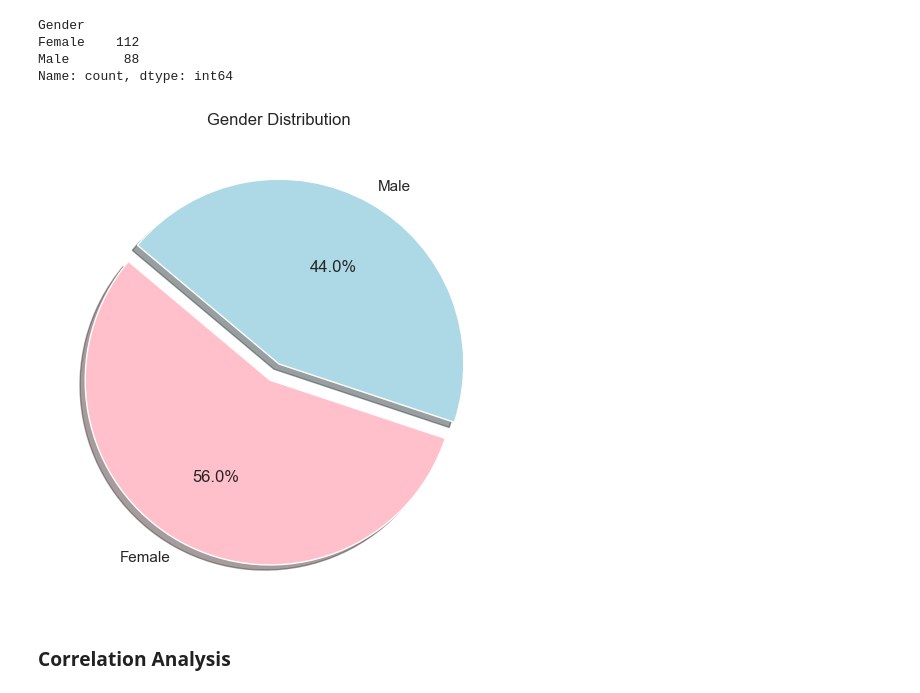
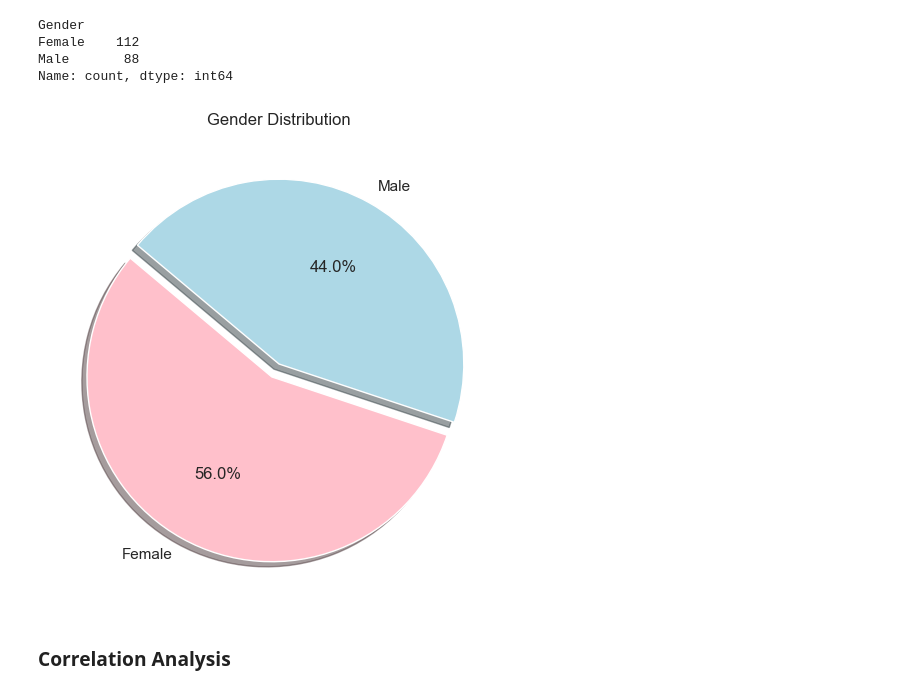
Before and after one commit to Sainigurnoor511/Delta-School-Assignments, a Jupyter notebook: Mall Customer Clustering Assessment/mall-customer.ipynb, the cells around one changed output. Drawn from its saved outputs; the diff is of its cells as text; code cells hidden in the pictures.

```diff
--- a/Mall Customer Clustering Assessment/mall-customer.ipynb
+++ b/Mall Customer Clustering Assessment/mall-customer.ipynb
@@ -106,14 +106,14 @@ Name: count, dtype: int64
 # %%
 gender_counts = df["Gender"].value_counts().reset_index()
 myexplode = [0.2, 0]
 
 plt.figure(figsize=(10, 6))
-plt.pie(gender_counts["count"],labels=gender_counts["Gender"], autopct='%1.1f%%', startangle=140, shadow=True, colors=[ "pink", "lightblue"], explode= [0.1, 0])
+plt.pie(gender_counts["count"],labels=gender_counts["Gender"], autopct='%1.1f%%', startangle=140, shadow=True, colors=[ "pink", "lightblue"], explode= [0.08, 0])
 plt.title('Gender Distribution')
 
 plt.show()
 # %% [output]
-[figure, old version]
+[figure, new version]
 # %% [markdown]
 ### Correlation Analysis
 # %%
```
Also changed, not shown: parts of 1 cell of this notebook.
